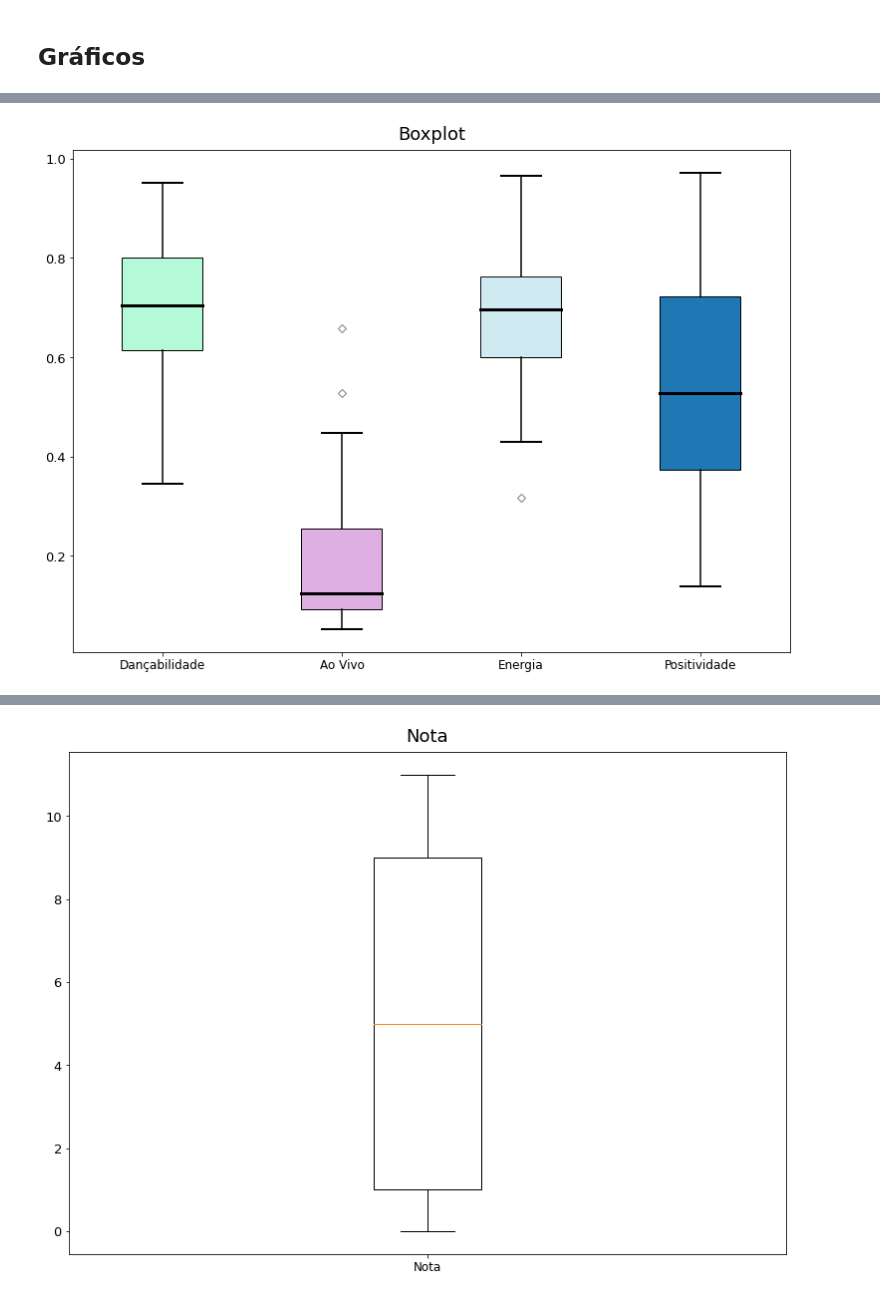
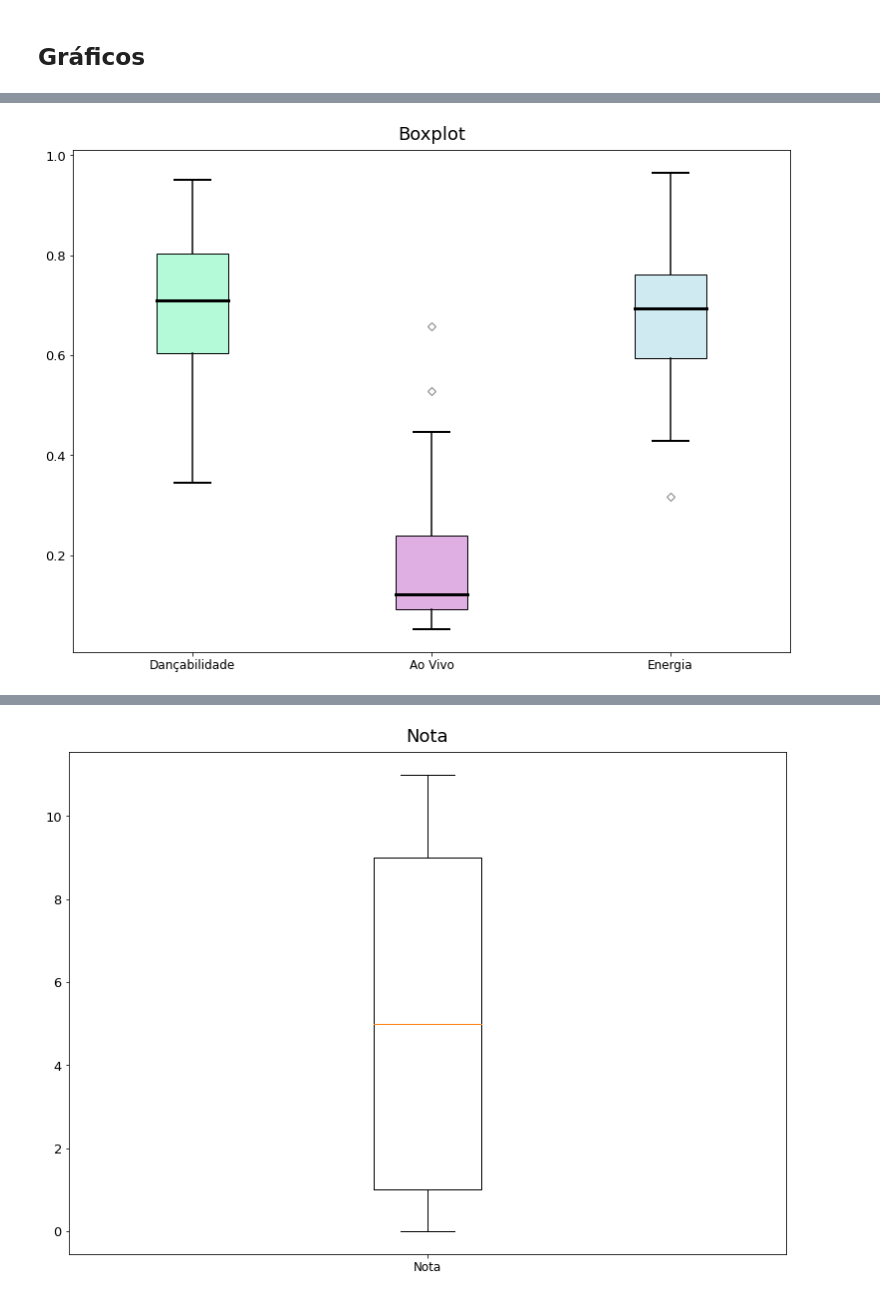
Before and after one commit to xiforivia/spotify, a Jupyter notebook: analise.ipynb, the cells around one changed output, grey strips where cells are left out. Saved outputs shown, nothing was run; the diff lists cells and outputs as text; code cells hidden in the pictures.

```diff
--- a/analise.ipynb
+++ b/analise.ipynb
@@ -191,7 +213,7 @@ import numpy as np
 p25, p50, p75 = np.percentile(df['dancabilidade'], [25, 50, 75])
 # %%
 # Creating dataset
-data = [df['dancabilidade'], df['ao_vivo'], df['energia'], df['positividade']]
+data = [df['dancabilidade'], df['ao_vivo'], df['energia']]
 
 fig = plt.figure(figsize =(10, 7))
 
@@ -203,35 +225,35 @@ fig.text(x=1.5,
     color='black')
 
 # Creating axes instance
 ax = fig.add_axes([1, 0, 1, 1])
 
 # Creating plot
-bp = ax.boxplot(data, labels=['Dançabilidade', 'Ao Vivo', 'Energia', 'Positividade'], patch_artist=True)
+bp = ax.boxplot(data, labels=['Dançabilidade', 'Ao Vivo', 'Energia'], patch_artist=True)
 
 colors = ['#B4FAD8', '#DFAFE3',
           '#D0EAF2']
 
 for patch, color in zip(bp['boxes'], colors):
     patch.set_facecolor(color)
 for whisker in bp['whiskers']:
     whisker.set(color ='#000000',
                 linewidth = 1.5)
 for cap in bp['caps']:
     cap.set(color ='black',
             linewidth = 2)
 for median in bp['medians']:
     median.set(color ='black',
                linewidth = 3)
 for flier in bp['fliers']:
     flier.set(marker ='D',
               color ='black',
               alpha = 0.5)
 
 
 # show plot
 plt.show()
 # %% [output]
-[figure, old version]
+[figure, new version]
 # %%
 data = [df['BPM']]
 
```
Also changed, not shown: parts of 15 cells of this notebook, 4 other files.
